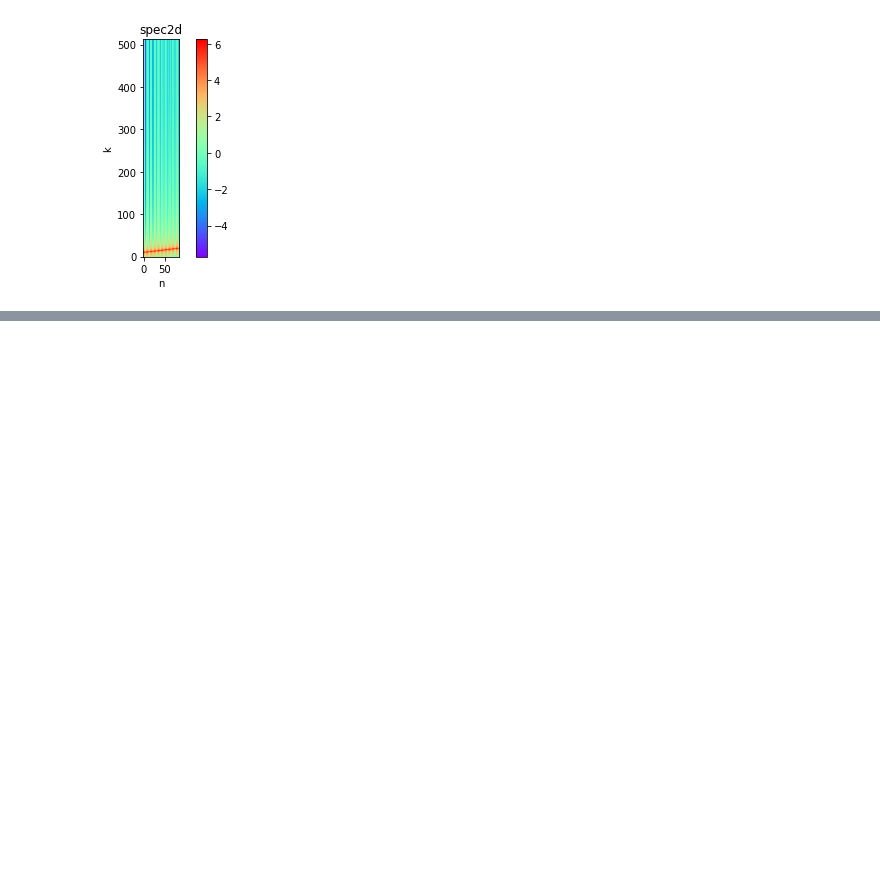
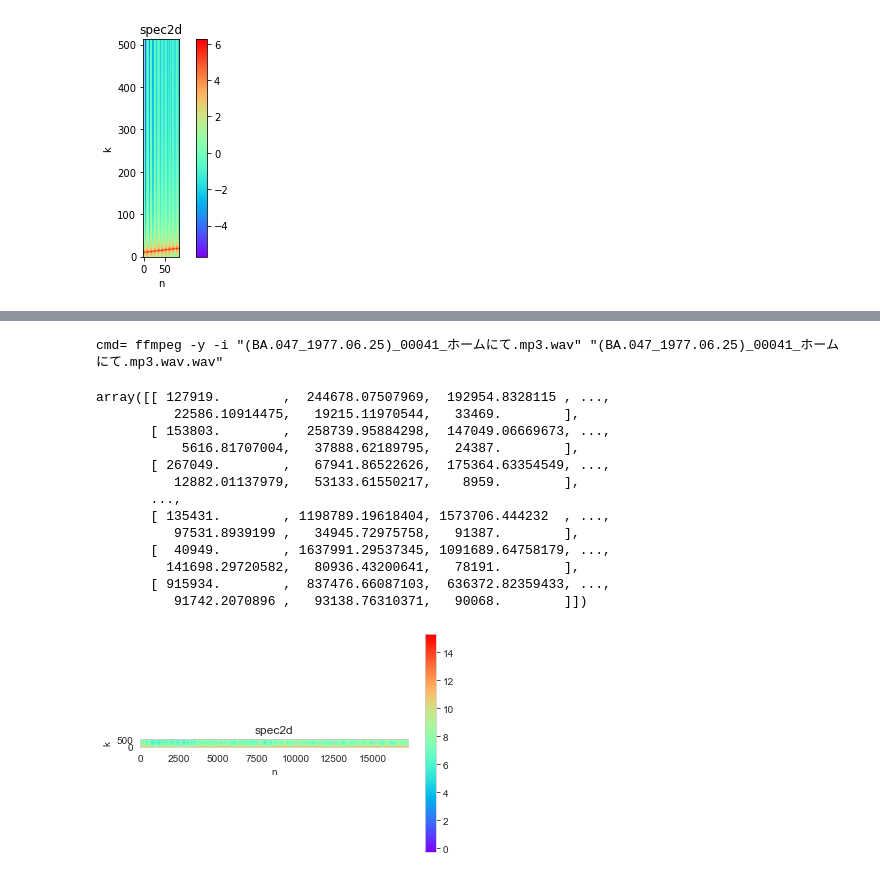
Before and after one commit to renyuanL/ryDsp2021, a Jupyter notebook: Untitled4.ipynb, the cells around one changed output, grey strips where cells are left out. Saved outputs shown, nothing was run; the diff lists cells and outputs as text; code cells hidden in the pictures; blank space fills up the shorter version.

```diff
--- a/Untitled4.ipynb
+++ b/Untitled4.ipynb
@@ -129,0 +332,20 @@ X=     makeSpectrogram(x)
+# %%
+sr, x= rd.getWavFromFile_mp3('(BA.047_1977.06.25)_00041_ホームにて.mp3.wav')
+
+rySpectrogram(x[sr*100:sr*200])
+# %% [output]
+cmd= ffmpeg -y -i "(BA.047_1977.06.25)_00041_ホームにて.mp3.wav" "(BA.047_1977.06.25)_00041_ホームにて.mp3.wav.wav"
+array([[ 127919.        ,  244678.07507969,  192954.8328115 , ...,
+          22586.10914475,   19215.11970544,   33469.        ],
+       [ 153803.        ,  258739.95884298,  147049.06669673, ...,
+           5616.81707004,   37888.62189795,   24387.        ],
+       [ 267049.        ,   67941.86522626,  175364.63354549, ...,
+          12882.01137979,   53133.61550217,    8959.        ],
+       ...,
+       [ 135431.        , 1198789.19618404, 1573706.444232  , ...,
+          97531.8939199 ,   34945.72975758,   91387.        ],
+       [  40949.        , 1637991.29537345, 1091689.64758179, ...,
+         141698.29720582,   80936.43200641,   78191.        ],
+       [ 915934.        ,  837476.66087103,  636372.82359433, ...,
+          91742.2070896 ,   93138.76310371,   90068.        ]])
+[figure, added]
```
Also changed, not shown: parts of 5 cells of this notebook, 4 other files.
